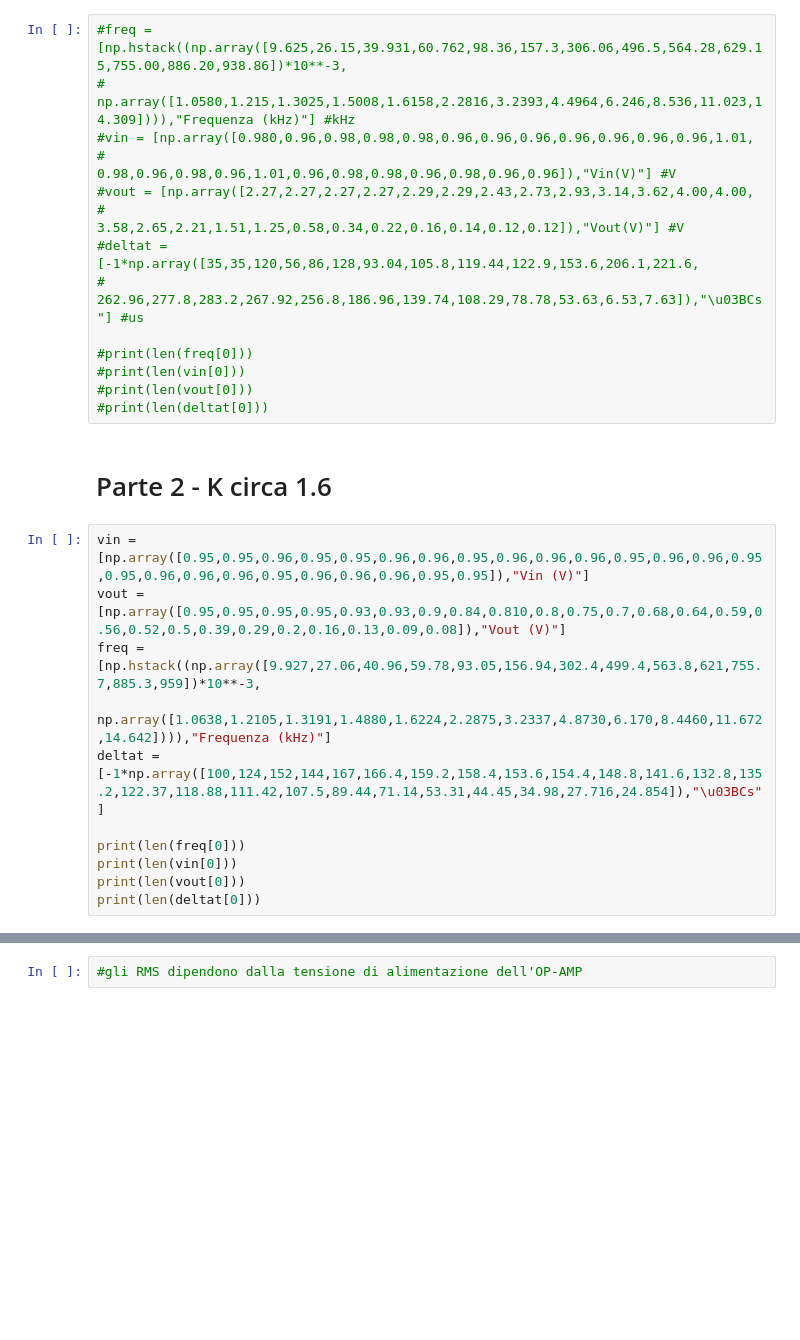
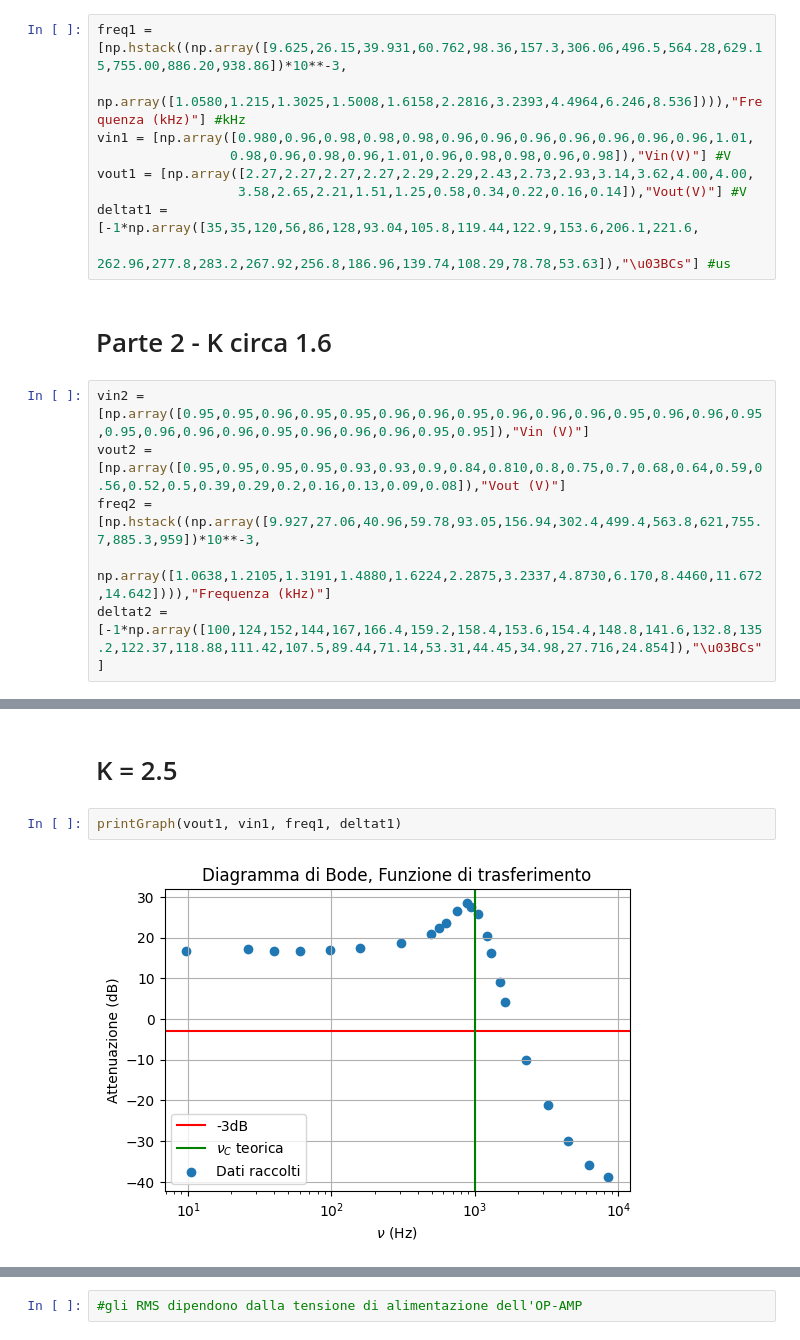
Before and after one commit to atancredi/physics-data, a Jupyter notebook: LabSegnaliSistemi/esperienza_5/Esperienza5.ipynb, the cells around one changed output, grey strips where cells are left out. Saved outputs shown, nothing was run; the diff lists cells and outputs as text; blank space fills up the shorter version.

```diff
--- a/LabSegnaliSistemi/esperienza_5/Esperienza5.ipynb
+++ b/LabSegnaliSistemi/esperienza_5/Esperienza5.ipynb
@@ -22,29 +22,19 @@ print([500,750,800,950,1000,1050,1100,1150,1300,1500])
 # %% [markdown]
 # Parte 1 - K=2.5
 # %%
-#freq = [np.hstack((np.array([9.625,26.15,39.931,60.762,98.36,157.3,306.06,496.5,564.28,629.15,755.00,886.20,938.86])*10**-3,
-#                   np.array([1.0580,1.215,1.3025,1.5008,1.6158,2.2816,3.2393,4.4964,6.246,8.536,11.023,14.309]))),"Frequenza (kHz)"] #kHz
-#vin = [np.array([0.980,0.96,0.98,0.98,0.98,0.96,0.96,0.96,0.96,0.96,0.96,0.96,1.01,
-#                 0.98,0.96,0.98,0.96,1.01,0.96,0.98,0.98,0.96,0.98,0.96,0.96]),"Vin(V)"] #V
-#vout = [np.array([2.27,2.27,2.27,2.27,2.29,2.29,2.43,2.73,2.93,3.14,3.62,4.00,4.00,
-#                  3.58,2.65,2.21,1.51,1.25,0.58,0.34,0.22,0.16,0.14,0.12,0.12]),"Vout(V)"] #V
-#deltat = [-1*np.array([35,35,120,56,86,128,93.04,105.8,119.44,122.9,153.6,206.1,221.6,
-#                    262.96,277.8,283.2,267.92,256.8,186.96,139.74,108.29,78.78,53.63,6.53,7.63]),"\u03BCs"] #us
-
-#print(len(freq[0]))
-#print(len(vin[0]))
-#print(len(vout[0]))
-#print(len(deltat[0]))
+freq1 = [np.hstack((np.array([9.625,26.15,39.931,60.762,98.36,157.3,306.06,496.5,564.28,629.15,755.00,886.20,938.86])*10**-3,
+                   np.array([1.0580,1.215,1.3025,1.5008,1.6158,2.2816,3.2393,4.4964,6.246,8.536]))),"Frequenza (kHz)"] #kHz
+vin1 = [np.array([0.980,0.96,0.98,0.98,0.98,0.96,0.96,0.96,0.96,0.96,0.96,0.96,1.01,
+                 0.98,0.96,0.98,0.96,1.01,0.96,0.98,0.98,0.96,0.98]),"Vin(V)"] #V
+vout1 = [np.array([2.27,2.27,2.27,2.27,2.29,2.29,2.43,2.73,2.93,3.14,3.62,4.00,4.00,
+                  3.58,2.65,2.21,1.51,1.25,0.58,0.34,0.22,0.16,0.14]),"Vout(V)"] #V
+deltat1 = [-1*np.array([35,35,120,56,86,128,93.04,105.8,119.44,122.9,153.6,206.1,221.6,
+                    262.96,277.8,283.2,267.92,256.8,186.96,139.74,108.29,78.78,53.63]),"\u03BCs"] #us
 # %% [markdown]
 # Parte 2 - K circa 1.6
 # %%
-vin = [np.array([0.95,0.95,0.96,0.95,0.95,0.96,0.96,0.95,0.96,0.96,0.96,0.95,0.96,0.96,0.95,0.95,0.96,0.96,0.96,0.95,0.96,0.96,0.96,0.95,0.95]),"Vin (V)"]
-vout = [np.array([0.95,0.95,0.95,0.95,0.93,0.93,0.9,0.84,0.810,0.8,0.75,0.7,0.68,0.64,0.59,0.56,0.52,0.5,0.39,0.29,0.2,0.16,0.13,0.09,0.08]),"Vout (V)"]
-freq = [np.hstack((np.array([9.927,27.06,40.96,59.78,93.05,156.94,302.4,499.4,563.8,621,755.7,885.3,959])*10**-3,
+vin2 = [np.array([0.95,0.95,0.96,0.95,0.95,0.96,0.96,0.95,0.96,0.96,0.96,0.95,0.96,0.96,0.95,0.95,0.96,0.96,0.96,0.95,0.96,0.96,0.96,0.95,0.95]),"Vin (V)"]
+vout2 = [np.array([0.95,0.95,0.95,0.95,0.93,0.93,0.9,0.84,0.810,0.8,0.75,0.7,0.68,0.64,0.59,0.56,0.52,0.5,0.39,0.29,0.2,0.16,0.13,0.09,0.08]),"Vout (V)"]
+freq2 = [np.hstack((np.array([9.927,27.06,40.96,59.78,93.05,156.94,302.4,499.4,563.8,621,755.7,885.3,959])*10**-3,
                  np.array([1.0638,1.2105,1.3191,1.4880,1.6224,2.2875,3.2337,4.8730,6.170,8.4460,11.672,14.642]))),"Frequenza (kHz)"]
-deltat = [-1*np.array([100,124,152,144,167,166.4,159.2,158.4,153.6,154.4,148.8,141.6,132.8,135.2,122.37,118.88,111.42,107.5,89.44,71.14,53.31,44.45,34.98,27.716,24.854]),"\u03BCs"]
-
-print(len(freq[0]))
-print(len(vin[0]))
-print(len(vout[0]))
-print(len(deltat[0]))
+deltat2 = [-1*np.array([100,124,152,144,167,166.4,159.2,158.4,153.6,154.4,148.8,141.6,132.8,135.2,122.37,118.88,111.42,107.5,89.44,71.14,53.31,44.45,34.98,27.716,24.854]),"\u03BCs"]
@@ -88,0 +112,6 @@ Text(0.5, 1.0, 'Diagramma di Bode, fase')
+# %% [markdown]
+# K = 2.5
+# %%
+printGraph(vout1, vin1, freq1, deltat1)
+# %% [output]
+[figure, added]
```
Also changed, not shown: parts of 6 cells of this notebook, 6 other files.
